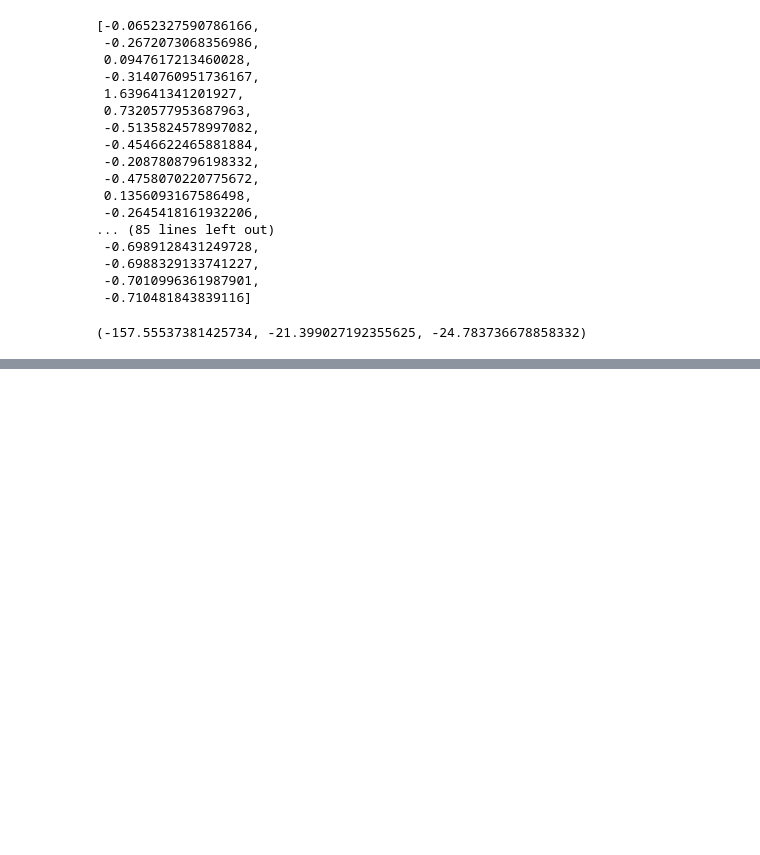
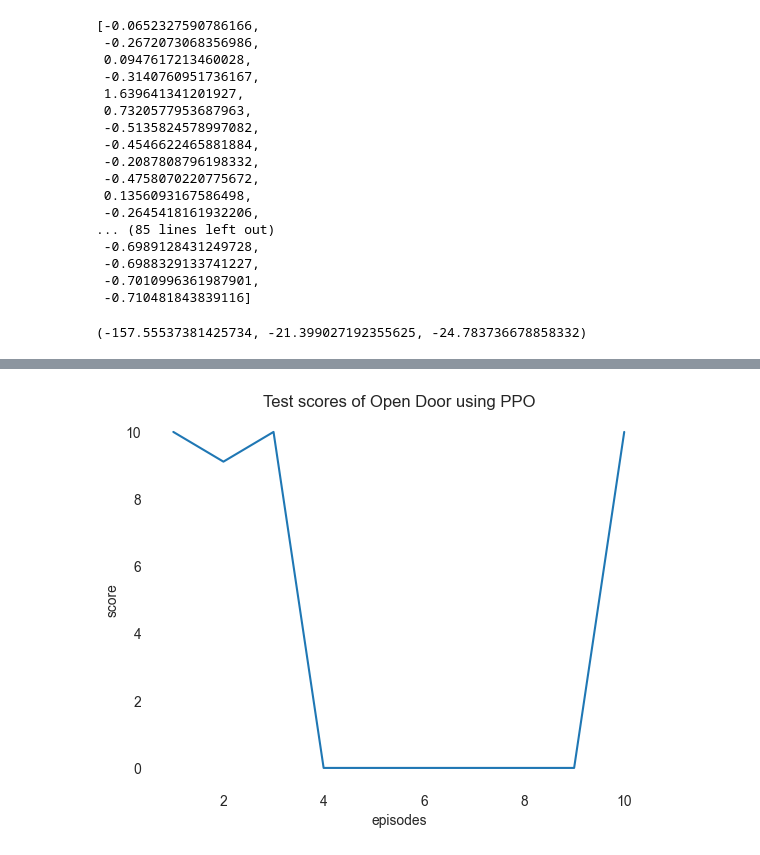
Before and after one commit to rini71216/AstroArm, a Jupyter notebook: Simulations/plots.ipynb, the cells around one changed output, grey strips where cells are left out. Drawn from its saved outputs; the diff is of its cells as text; code cells hidden in the pictures; blank space fills up the shorter version.

```diff
--- a/Simulations/plots.ipynb
+++ b/Simulations/plots.ipynb
@@ -408,0 +432,24 @@ No artists with labels found to put in legend.  Note that artists whose label st
+# %%
+import math
+# cm1 = mcol.LinearSegmentedColormap.from_list("MyCmapName",["r","b"])
+import matplotlib.pyplot as plt
+plt.rcParams['axes.facecolor'] = 'white'
+scores_1 = pd.read_csv("/Users/eirinipanteli/PycharmProjects/robotic-hand-simulations/Simulations/OpenDoor/PPO_test_highest_reward.csv").squeeze()
+# ax = plt.axes()
+# ax.set_facecolor("white")
+c = np.array(range(1, 11))
+plt.plot(c, scores_1)
+# plot = plt.scatter(c, scores_1, s= 50, c = scores_1, cmap='rainbow_r')
+# plt.colorbar(plot)
+# plt.grid(True, 'both')
+# plt.axhline(y=np.nanmean(scores_1), color='red', linestyle='--')
+# plt.ylim((-1,11))
+# plt.grid(False)
+
+plt.ylabel('score')
+plt.xlabel('episodes')
+plt.title('Test scores of Open Door using PPO')
+
+plt.show()
+# %% [output]
+[figure, added]
```
Also changed, not shown: parts of 2 cells of this notebook.
